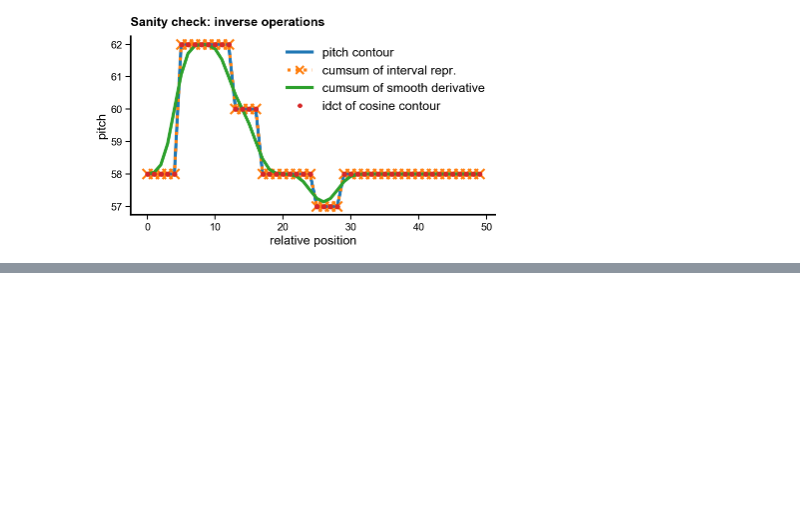
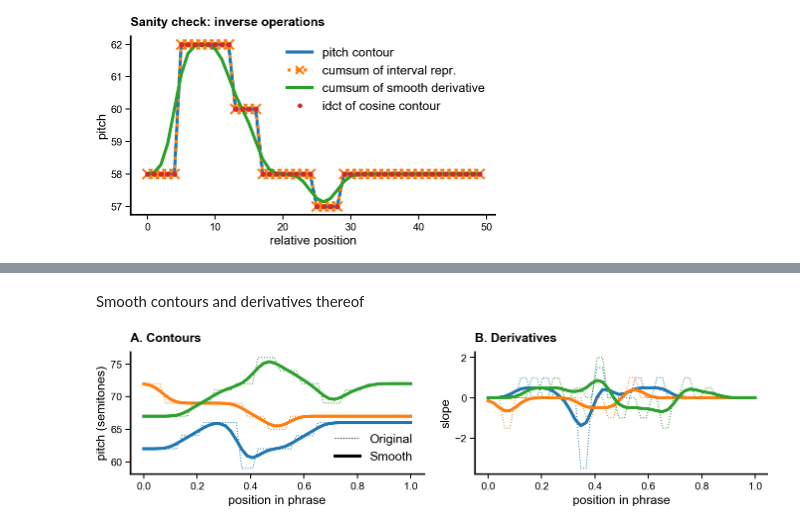
Before and after one commit to bacor/shapes-of-music, a Jupyter notebook: clean_notebooks/Contour representations.ipynb, the cells around one changed output, grey strips where cells are left out. Cells and saved outputs as stored; diff of their text form; code cells hidden in the pictures; blank space fills up the shorter version.

```diff
--- a/clean_notebooks/Contour representations.ipynb
+++ b/clean_notebooks/Contour representations.ipynb
@@ -169,0 +200,35 @@ title('Sanity check: inverse operations')
+# %% [markdown]
+Smooth contours and derivatives thereof
+# %%
+plt.figure(figsize=cm2inch(12, 3.5))
+np.random.seed(0)
+indices = np.random.randint(len(contours), size=(3))
+window_len = 9
+xs = np.linspace(0, 1, 50)
+
+plt.subplot(121)
+title('A. Contours')
+for i in indices:
+    ys = contours[i, :]
+    ys_hamming = hamming_smoothing(ys, window_len=window_len)
+    l1, = plt.plot(xs, ys, lw=.5, ls=':')
+    l2, = plt.plot(xs, ys_hamming, color=l1.get_color())
+plt.xlabel('position in phrase')
+plt.ylabel('pitch (semitones)')
+plt.plot(0, 70, 'k', lw=.5, ls=':', label='Original')
+plt.plot(0, 70, 'k', label='Smooth')
+plt.legend();
+
+plt.subplot(122)
+title('B. Derivatives')
+for i in indices:
+    ys = contours[i, :]
+    ys_hamming = hamming_smoothing(ys, window_len=window_len)
+    l1, = plt.plot(xs, np.gradient(ys), lw=.5, ls=':')
+    l2, = plt.plot(xs, np.gradient(ys_hamming), color=l1.get_color())
+plt.xlabel('position in phrase')
+plt.ylabel('slope')
+
+plt.tight_layout()
+# %% [output]
+[figure, added]
```
Also changed, not shown: parts of 5 cells of this notebook, 30 other files.
